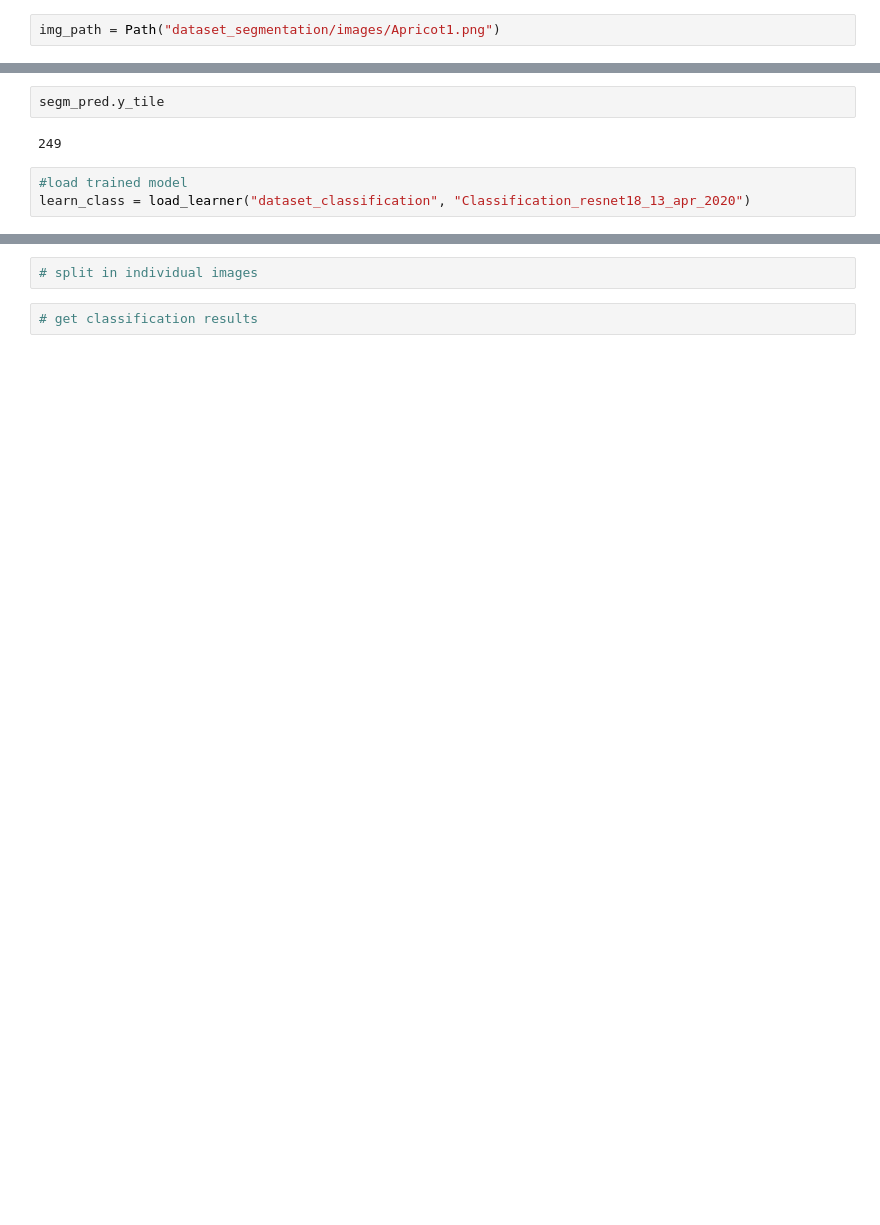
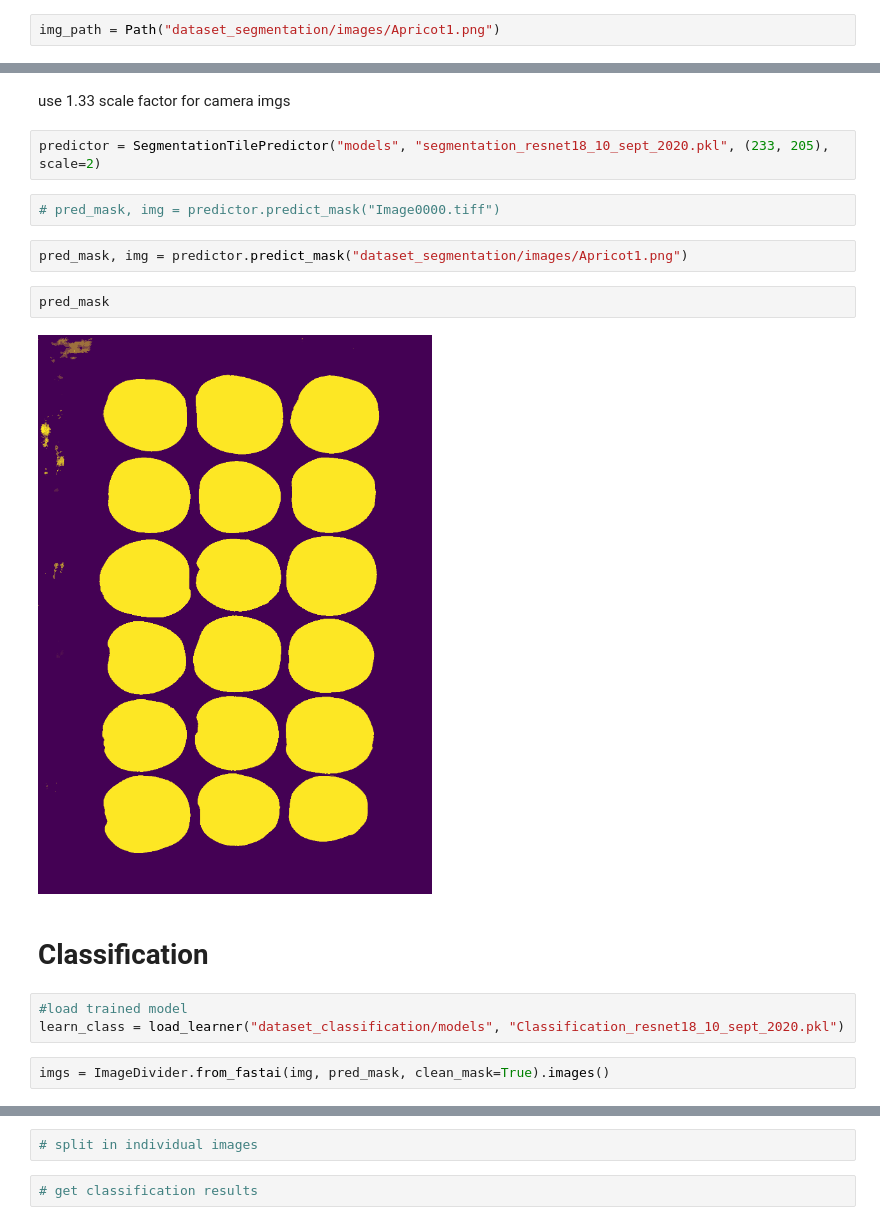
Before and after one commit to mone27/fruit-detection, a Jupyter notebook: Inference.ipynb, the cells around one changed output, grey strips where cells are left out. Cells and saved outputs as stored; diff of their text form; blank space fills up the shorter version.

```diff
--- a/Inference.ipynb
+++ b/Inference.ipynb
@@ -49,7 +13,19 @@ RuntimeError: invalid argument 0: Sizes of tensors must match except in dimensio
-# %%
-segm_pred.y_tile
-# %% [output]
-249
+# %% [markdown]
+use 1.33 scale factor for camera imgs
+# %%
+predictor = SegmentationTilePredictor("models", "segmentation_resnet18_10_sept_2020.pkl", (233, 205), scale=2)
+# %%
+# pred_mask, img = predictor.predict_mask("Image0000.tiff")
+# %%
+pred_mask, img = predictor.predict_mask("dataset_segmentation/images/Apricot1.png")
+# %%
+pred_mask
+# %% [output]
+[figure, added]
+# %% [markdown]
+# Classification
 # %%
 #load trained model
-learn_class = load_learner("dataset_classification", "Classification_resnet18_13_apr_2020")
+learn_class = load_learner("dataset_classification/models", "Classification_resnet18_10_sept_2020.pkl")
+# %%
+imgs = ImageDivider.from_fastai(img, pred_mask, clean_mask=True).images()
```
Also changed, not shown: parts of 22 cells of this notebook, 6 other files.
